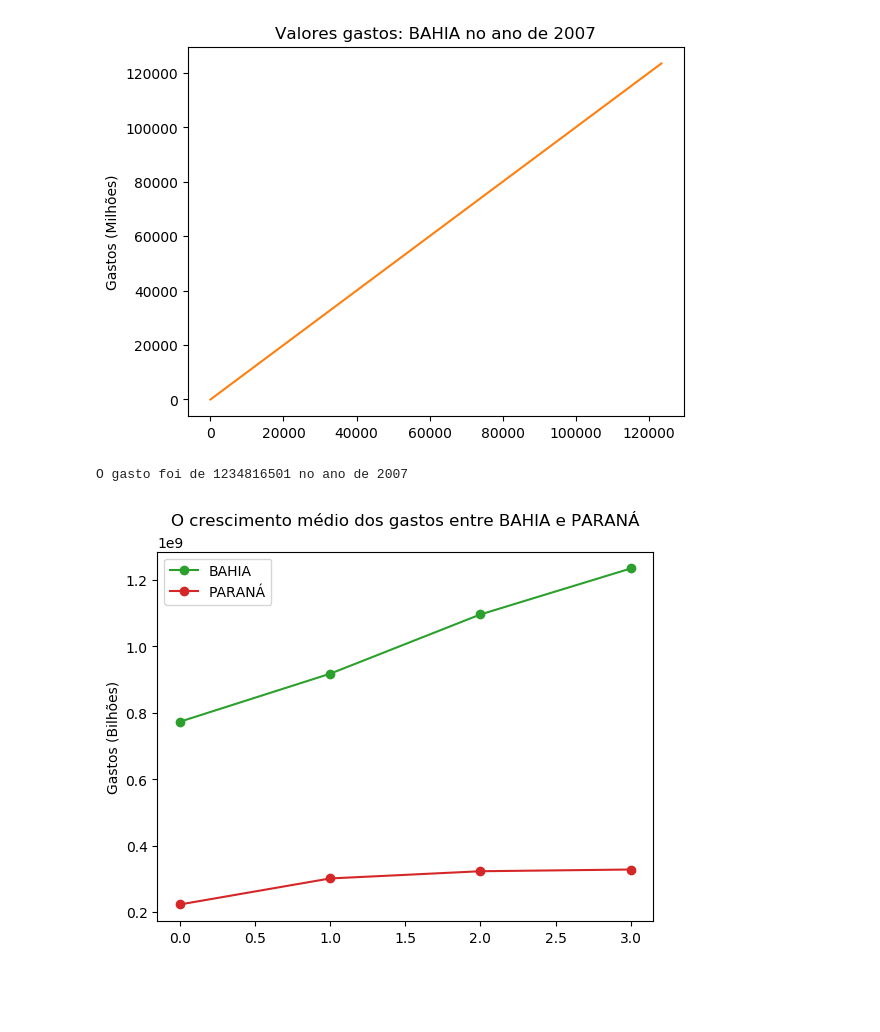
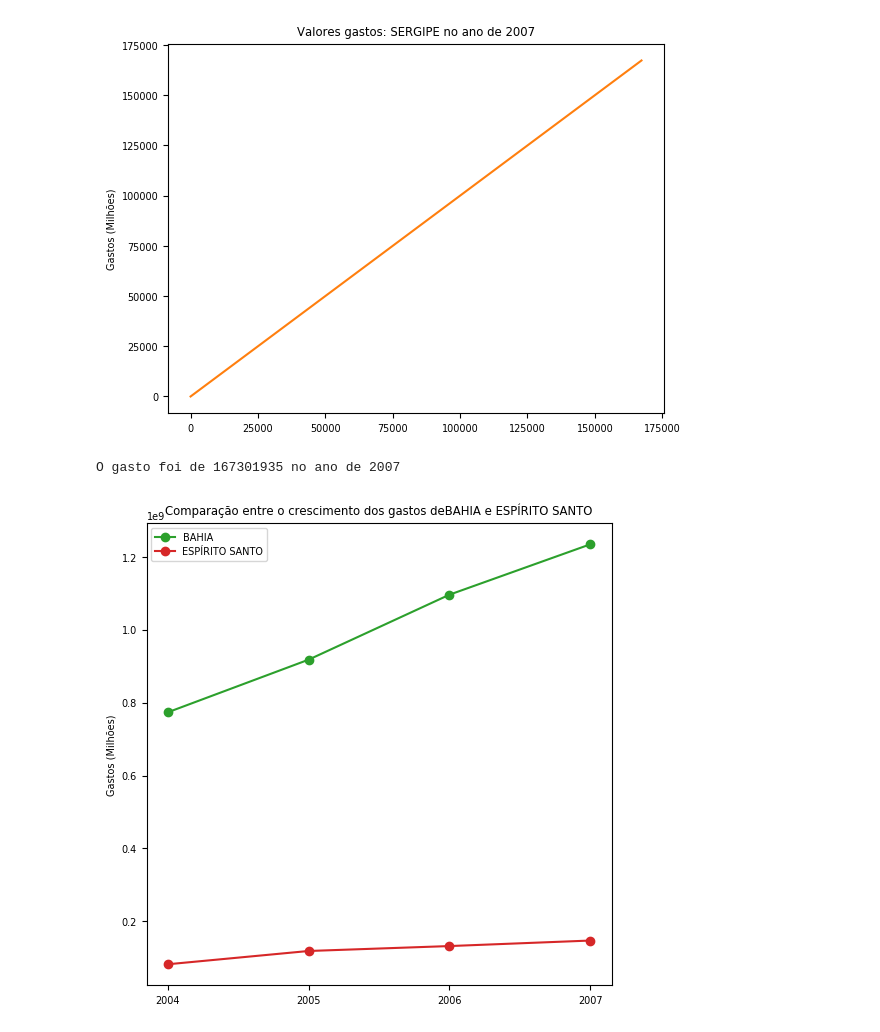
Before and after one commit to lucaslvs/fatec-government-alms, a Jupyter notebook: View.ipynb, the cells around one changed output. Saved outputs shown, nothing was run; the diff lists cells and outputs as text; code cells hidden in the pictures; blank space fills up the shorter version.

Commit message:
Adição de todos os plots gráficos, corrigidos e funcionais

```diff
--- a/View.ipynb
+++ b/View.ipynb
@@ -39,10 +28,10 @@ plt.plot_timeline('BAHIA', 2004, 2007)
 O crescimento médio anual dos gastos neste período de tempo foi: 1005690721.75
 # %%
-plt.plot_state_year('BAHIA', 2007)
+plt.plot_state_year('SERGIPE', 2007)
 # %% [output]
-[figure, old version]
+[figure, new version]
-O gasto foi de 1234816501 no ano de 2007
+O gasto foi de 167301935 no ano de 2007
 # %%
-plt.verify_mean('BAHIA', 'PARANÁ', 2004, 2007)
+plt.verify_mean('BAHIA', 'ESP\u00cdRITO SANTO', 2004, 2007)
 # %% [output]
-[figure, old version]
+[figure, new version]
```
Also changed, not shown: parts of 5 cells of this notebook, 1 other file.
